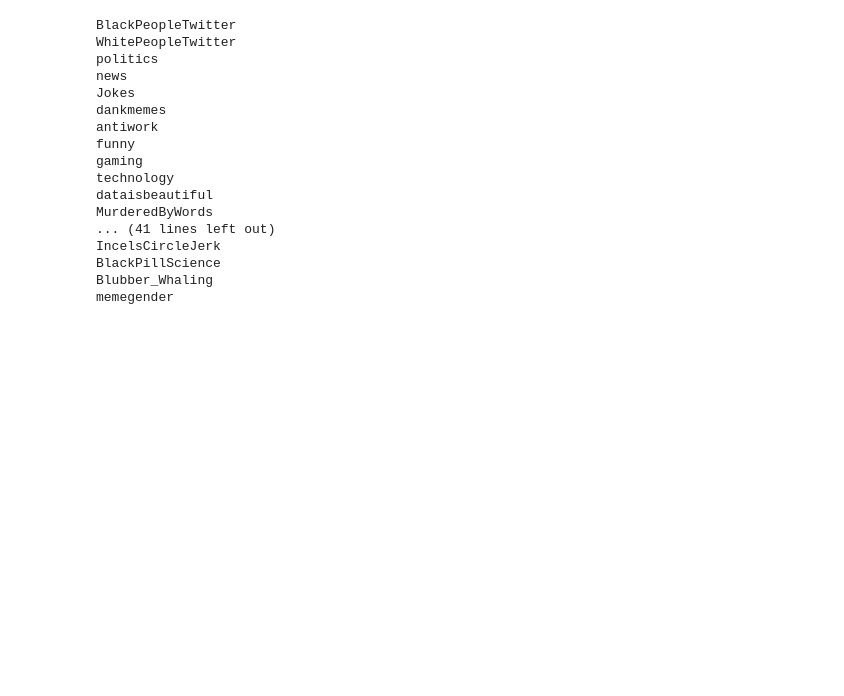
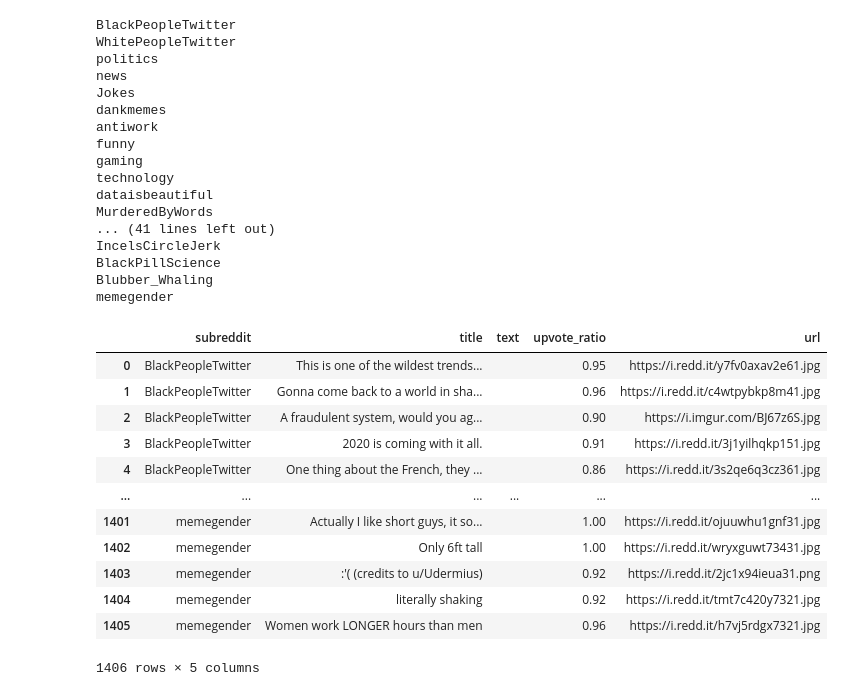
Before and after one commit to deadlykitten1/Reddit_Ban_Prediction, a Jupyter notebook: notebooks/data_wrangling.ipynb, the cells around one changed output. Saved outputs shown, nothing was run; the diff lists cells and outputs as text; code cells hidden in the pictures; blank space fills up the shorter version.

Commit message:
ignore previous commit, this has the actual first df

```diff
--- a/notebooks/data_wrangling.ipynb
+++ b/notebooks/data_wrangling.ipynb
@@ -183,3 +183,19 @@ IncelsCircleJerk
 BlackPillScience
 Blubber_Whaling
 memegender
+# %%
+unclean_df
+# %% [output]
+|  | subreddit | title | text | upvote_ratio | url |
+| 0 | BlackPeopleTwitter | This is one of the wildest trends... |  | 0.95 | https://i.redd.it/y7fv0axav2e61.jpg |
+| 1 | BlackPeopleTwitter | Gonna come back to a world in sha... |  | 0.96 | https://i.redd.it/c4wtpybkp8m41.jpg |
+| 2 | BlackPeopleTwitter | A fraudulent system, would you ag... |  | 0.90 | https://i.imgur.com/BJ67z6S.jpg |
+| 3 | BlackPeopleTwitter | 2020 is coming with it all. |  | 0.91 | https://i.redd.it/3j1yilhqkp151.jpg |
+| 4 | BlackPeopleTwitter | One thing about the French, they ... |  | 0.86 | https://i.redd.it/3s2qe6q3cz361.jpg |
+| ... | ... | ... | ... | ... | ... |
+| 1401 | memegender | Actually I like short guys, it so... |  | 1.00 | https://i.redd.it/ojuuwhu1gnf31.jpg |
+| 1402 | memegender | Only 6ft tall |  | 1.00 | https://i.redd.it/wryxguwt73431.jpg |
+| 1403 | memegender | :'( (credits to u/Udermius) |  | 0.92 | https://i.redd.it/2jc1x94ieua31.png |
+| 1404 | memegender | literally shaking |  | 0.92 | https://i.redd.it/tmt7c420y7321.jpg |
+| 1405 | memegender | Women work LONGER hours than men |  | 0.96 | https://i.redd.it/h7vj5rdgx7321.jpg |
+1406 rows × 5 columns
```
